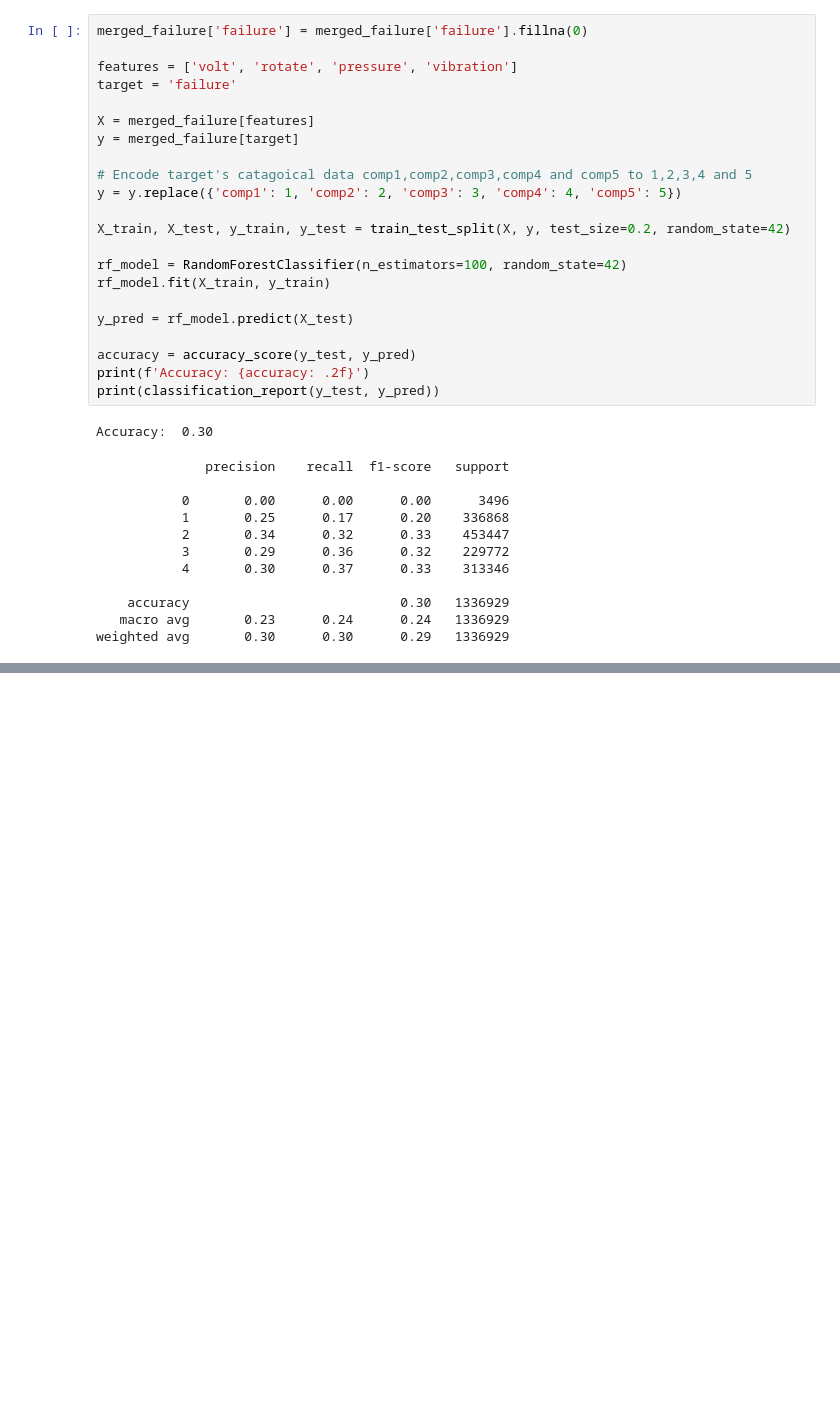
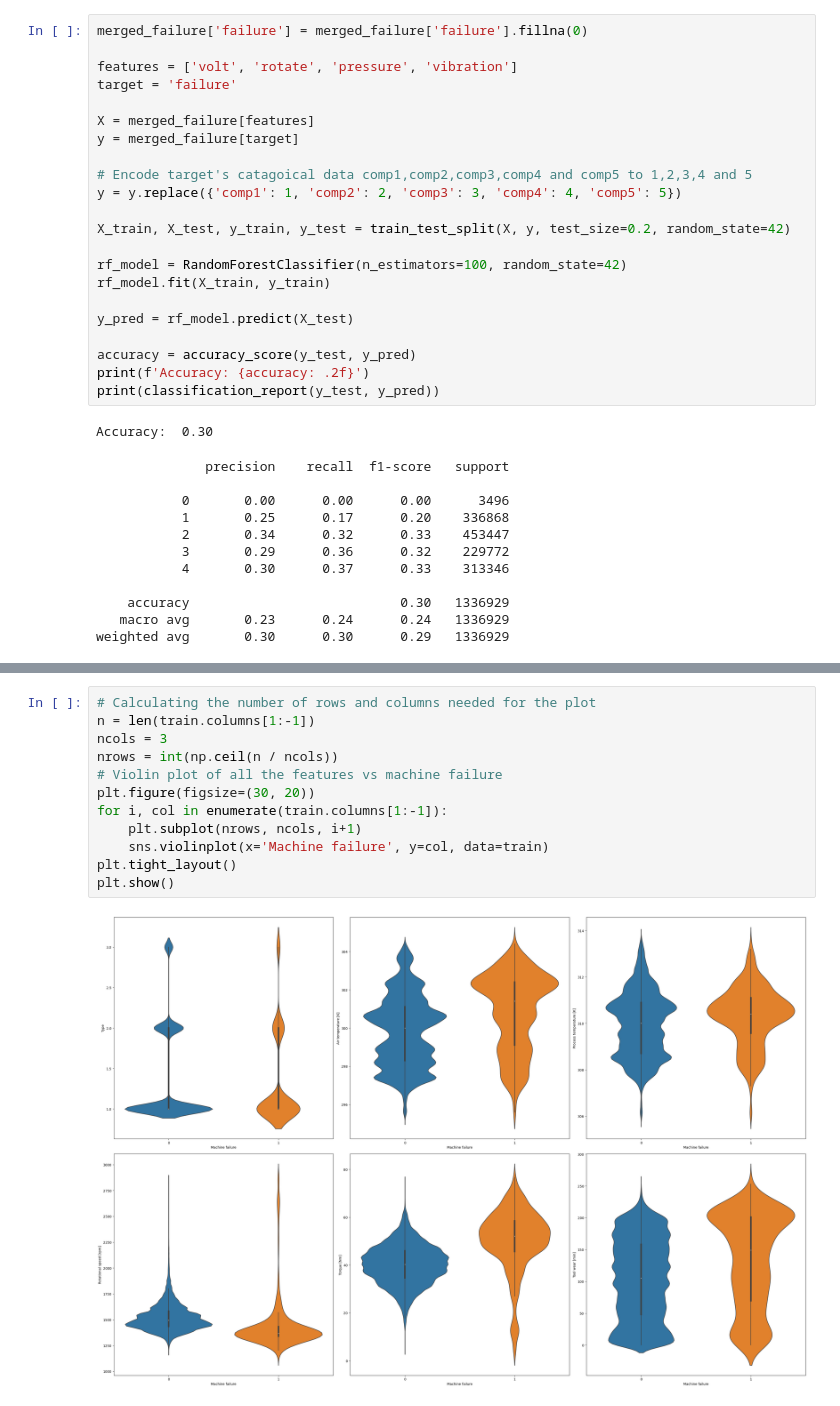
Before and after one commit to Nunusavi/Predictive-Maintenance-for-Industrial-Equipment, a Jupyter notebook: Data processing.ipynb, the cells around one changed output, grey strips where cells are left out. Drawn from its saved outputs; the diff is of its cells as text; blank space fills up the shorter version.

```diff
--- a/Data processing.ipynb
+++ b/Data processing.ipynb
@@ -355,0 +431,14 @@ weighted avg       0.30      0.30      0.29   1336929
+# %%
+# Calculating the number of rows and columns needed for the plot
+n = len(train.columns[1:-1])
+ncols = 3
+nrows = int(np.ceil(n / ncols))
+# Violin plot of all the features vs machine failure
+plt.figure(figsize=(30, 20))
+for i, col in enumerate(train.columns[1:-1]):
+    plt.subplot(nrows, ncols, i+1)
+    sns.violinplot(x='Machine failure', y=col, data=train)
+plt.tight_layout()
+plt.show()
+# %% [output]
+[figure, added]
```
Also changed, not shown: parts of 14 cells of this notebook, 1 other file.
